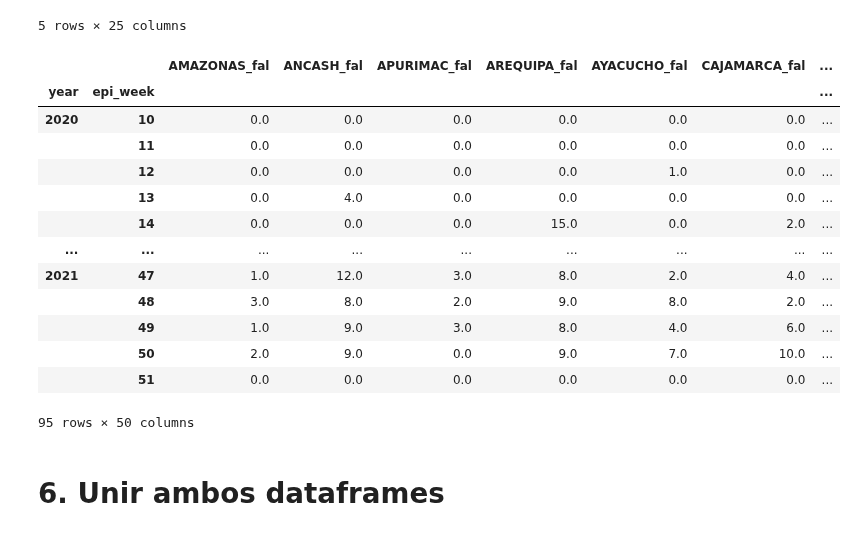
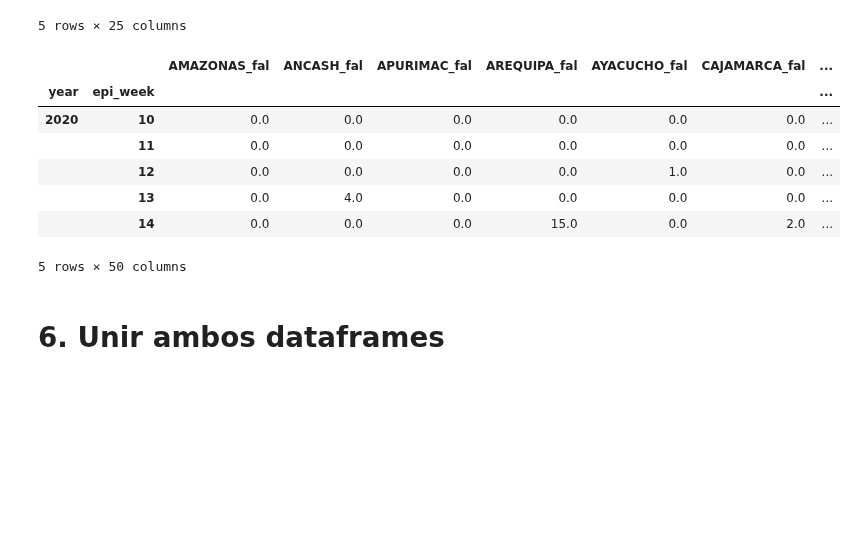
Before and after one commit to xxotto/covid19-Peru, a Jupyter notebook: 1_DataFiltering1.ipynb, the cells around one changed output. Drawn from its saved outputs; the diff is of its cells as text; code cells hidden in the pictures; blank space fills up the shorter version.

```diff
--- a/1_DataFiltering1.ipynb
+++ b/1_DataFiltering1.ipynb
@@ -450,22 +412,16 @@ vac_dose.head()
 5 rows × 25 columns
 # %%
 falvac_dep = pd.concat([falxdep, vac_dose], axis = 1).fillna(0)
-falvac_dep
+falvac_dep.head()
 # %% [output]
 |  |  | AMAZONAS_fal | ANCASH_fal | APURIMAC_fal | AREQUIPA_fal | AYACUCHO_fal | CAJAMARCA_fal | ... |
 | year | epi_week |  |  |  |  |  |  | ... |
 | 2020 | 10 | 0.0 | 0.0 | 0.0 | 0.0 | 0.0 | 0.0 | ... |
 |  | 11 | 0.0 | 0.0 | 0.0 | 0.0 | 0.0 | 0.0 | ... |
 |  | 12 | 0.0 | 0.0 | 0.0 | 0.0 | 1.0 | 0.0 | ... |
 |  | 13 | 0.0 | 4.0 | 0.0 | 0.0 | 0.0 | 0.0 | ... |
 |  | 14 | 0.0 | 0.0 | 0.0 | 15.0 | 0.0 | 2.0 | ... |
-| ... | ... | ... | ... | ... | ... | ... | ... | ... |
-| 2021 | 47 | 1.0 | 12.0 | 3.0 | 8.0 | 2.0 | 4.0 | ... |
-|  | 48 | 3.0 | 8.0 | 2.0 | 9.0 | 8.0 | 2.0 | ... |
-|  | 49 | 1.0 | 9.0 | 3.0 | 8.0 | 4.0 | 6.0 | ... |
-|  | 50 | 2.0 | 9.0 | 0.0 | 9.0 | 7.0 | 10.0 | ... |
-|  | 51 | 0.0 | 0.0 | 0.0 | 0.0 | 0.0 | 0.0 | ... |
-95 rows × 50 columns
+5 rows × 50 columns
 # %% [markdown]
 # 6. Unir ambos dataframes
 # %%
```
Also changed, not shown: parts of 6 cells of this notebook, 1 other file.
